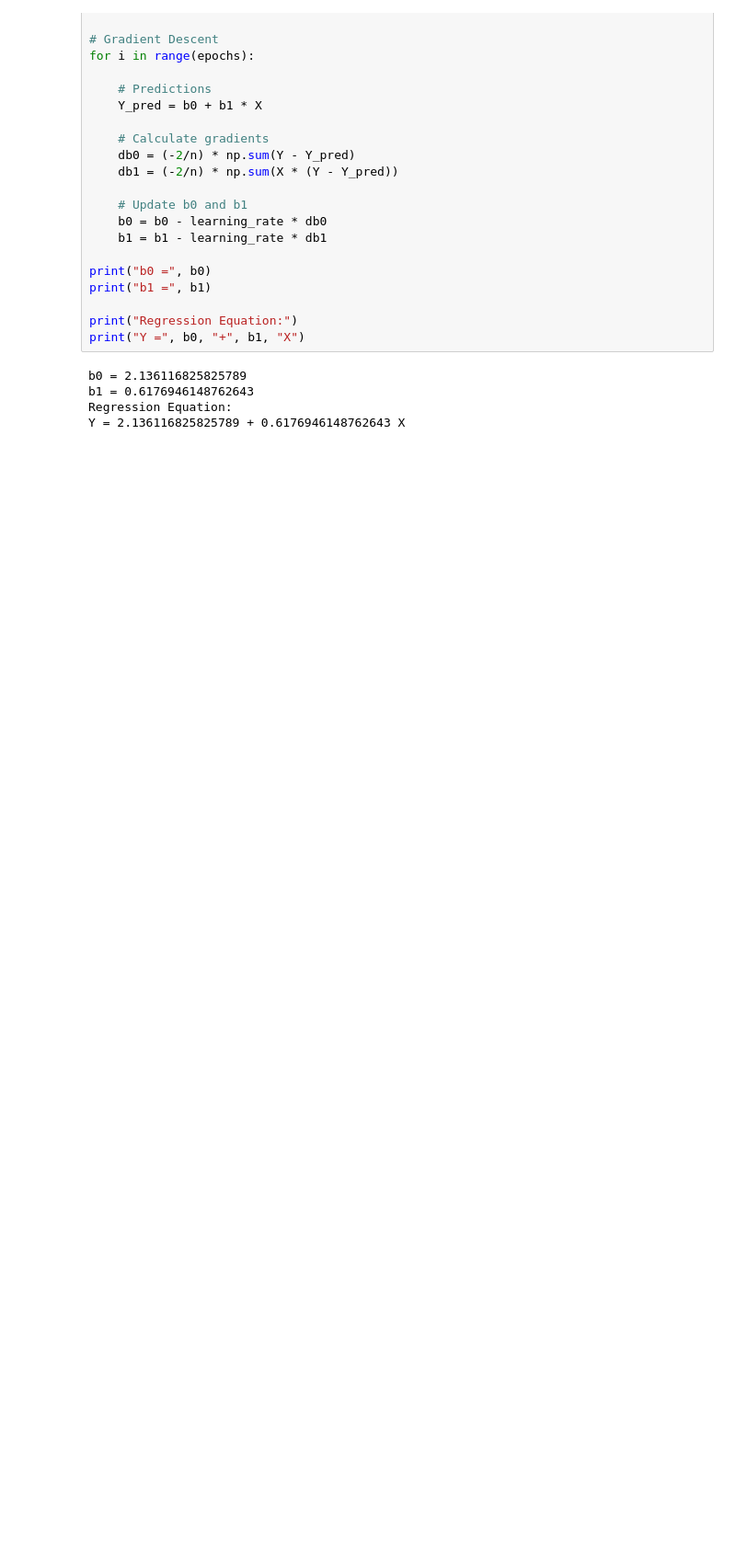
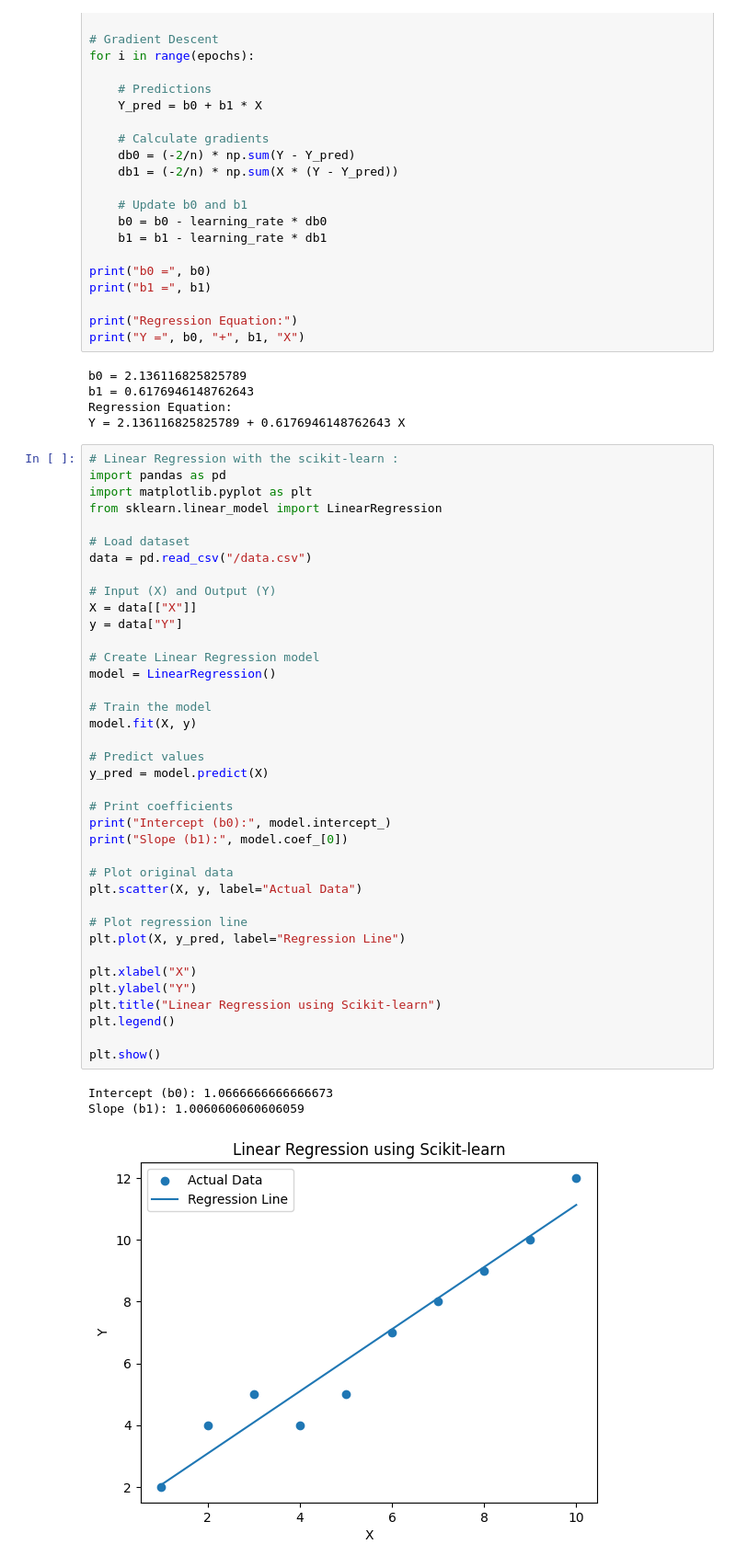
Before and after one commit to Sanket-010s/ML, a Jupyter notebook: Test.ipynb, the cells around one changed output. Shown at 92% size. Saved outputs shown, nothing was run; the diff lists cells and outputs as text; blank space fills up the shorter version.

Commit message:
Linear Regression with the scikit-learn

```diff
--- a/Test.ipynb
+++ b/Test.ipynb
@@ -61,3 +61,45 @@ b0 = 2.136116825825789
 b1 = 0.6176946148762643
 Regression Equation:
 Y = 2.136116825825789 + 0.6176946148762643 X
+# %%
+# Linear Regression with the scikit-learn :
+import pandas as pd
+import matplotlib.pyplot as plt
+from sklearn.linear_model import LinearRegression
+
+# Load dataset
+data = pd.read_csv("/data.csv")
+
+# Input (X) and Output (Y)
+X = data[["X"]]
+y = data["Y"]
+
+# Create Linear Regression model
+model = LinearRegression()
+
+# Train the model
+model.fit(X, y)
+
+# Predict values
+y_pred = model.predict(X)
+
+# Print coefficients
+print("Intercept (b0):", model.intercept_)
+print("Slope (b1):", model.coef_[0])
+
+# Plot original data
+plt.scatter(X, y, label="Actual Data")
+
+# Plot regression line
+plt.plot(X, y_pred, label="Regression Line")
+
+plt.xlabel("X")
+plt.ylabel("Y")
+plt.title("Linear Regression using Scikit-learn")
+plt.legend()
+
+plt.show()
+# %% [output]
+Intercept (b0): 1.0666666666666673
+Slope (b1): 1.0060606060606059
+[figure, added]
```
